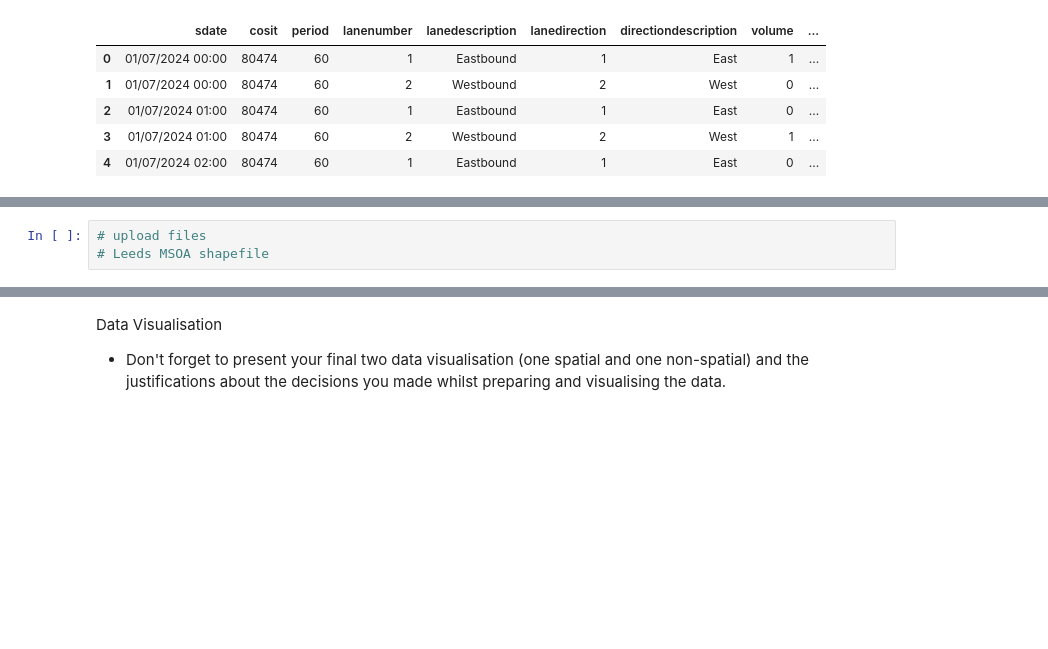
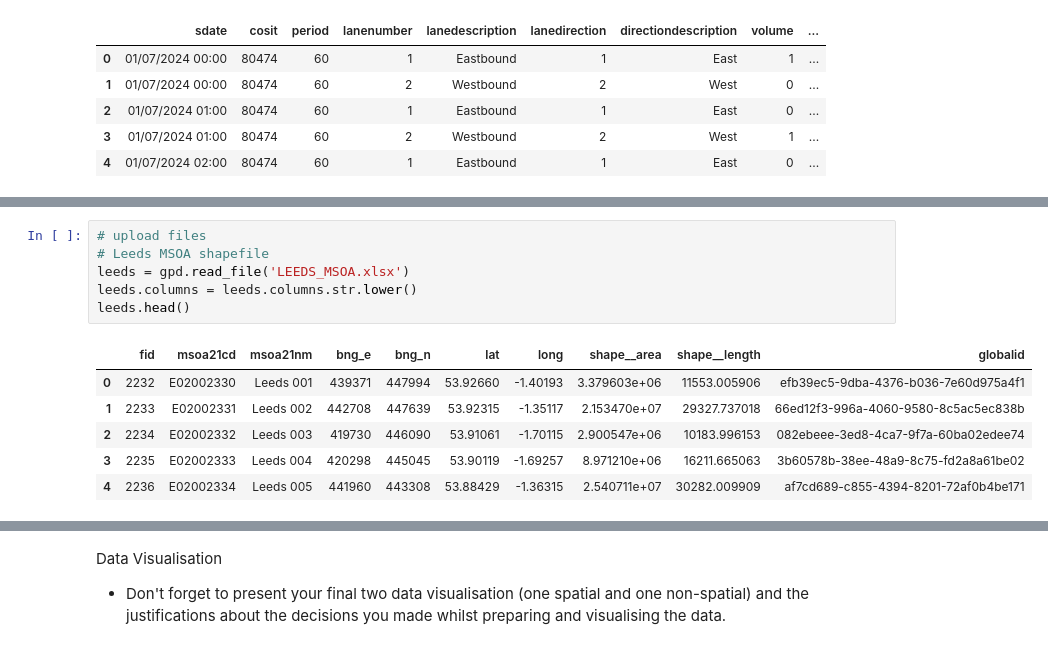
Before and after one commit to shannondill/GEOG5990M, a Jupyter notebook: FirstDraft_GEOG5990M_FinalProject.ipynb, the cells around one changed output, grey strips where cells are left out. Cells and saved outputs as stored; diff of their text form; blank space fills up the shorter version.

Commit message:
Table joins - cycle data Created using Colab

```diff
--- a/FirstDraft_GEOG5990M_FinalProject.ipynb
+++ b/FirstDraft_GEOG5990M_FinalProject.ipynb
@@ -84,3 +94,13 @@ cyclejuly24.head()
 # %%
 # upload files
 # Leeds MSOA shapefile
+leeds = gpd.read_file('LEEDS_MSOA.xlsx')
+leeds.columns = leeds.columns.str.lower()
+leeds.head()
+# %% [output]
+|  | fid | msoa21cd | msoa21nm | bng_e | bng_n | lat | long | shape__area | shape__length | globalid |
+| 0 | 2232 | E02002330 | Leeds 001 | 439371 | 447994 | 53.92660 | -1.40193 | 3.379603e+06 | 11553.005906 | efb39ec5-9dba-4376-b036-7e60d975a4f1 |
+| 1 | 2233 | E02002331 | Leeds 002 | 442708 | 447639 | 53.92315 | -1.35117 | 2.153470e+07 | 29327.737018 | 66ed12f3-996a-4060-9580-8c5ac5ec838b |
+| 2 | 2234 | E02002332 | Leeds 003 | 419730 | 446090 | 53.91061 | -1.70115 | 2.900547e+06 | 10183.996153 | 082ebeee-3ed8-4ca7-9f7a-60ba02edee74 |
+| 3 | 2235 | E02002333 | Leeds 004 | 420298 | 445045 | 53.90119 | -1.69257 | 8.971210e+06 | 16211.665063 | 3b60578b-38ee-48a9-8c75-fd2a8a61be02 |
+| 4 | 2236 | E02002334 | Leeds 005 | 441960 | 443308 | 53.88429 | -1.36315 | 2.540711e+07 | 30282.009909 | af7cd689-c855-4394-8201-72af0b4be171 |
```
Also changed, not shown: parts of 2 cells of this notebook.
